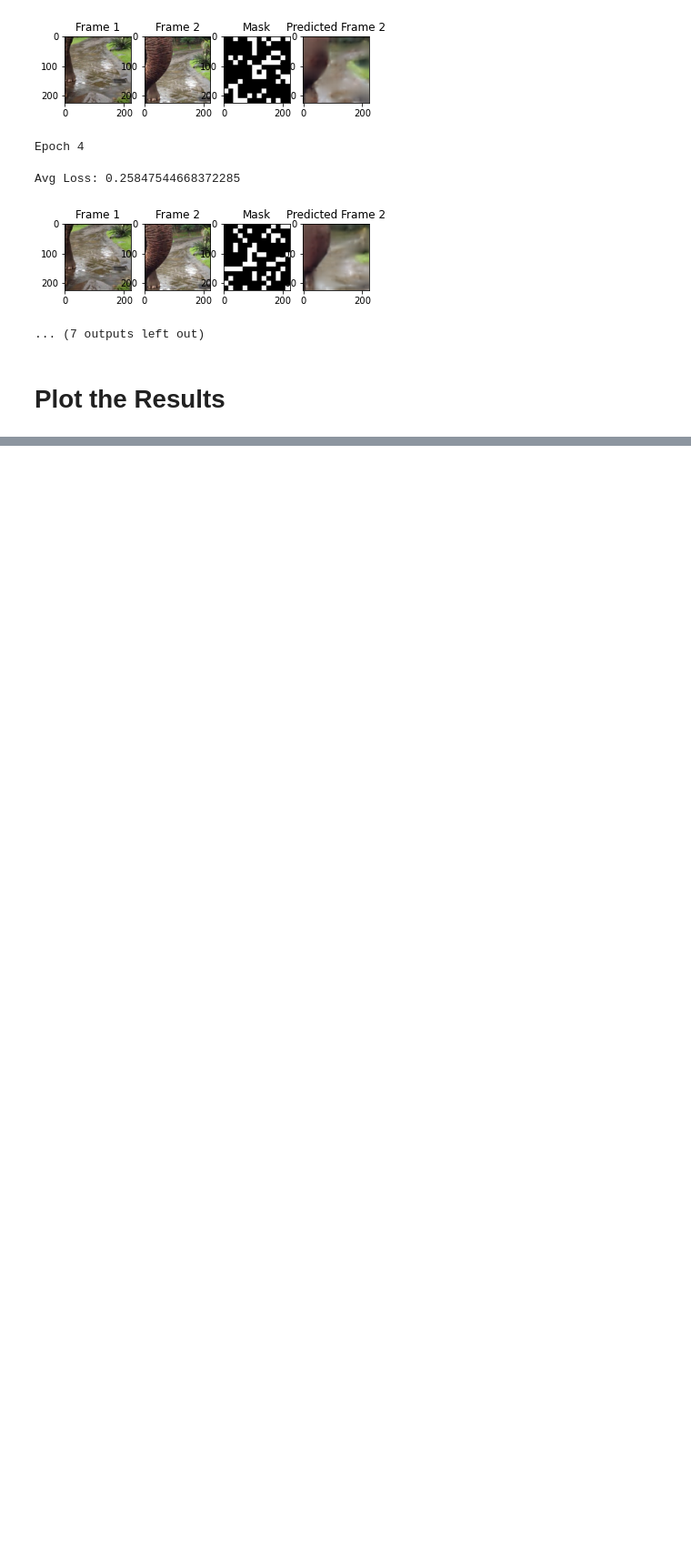
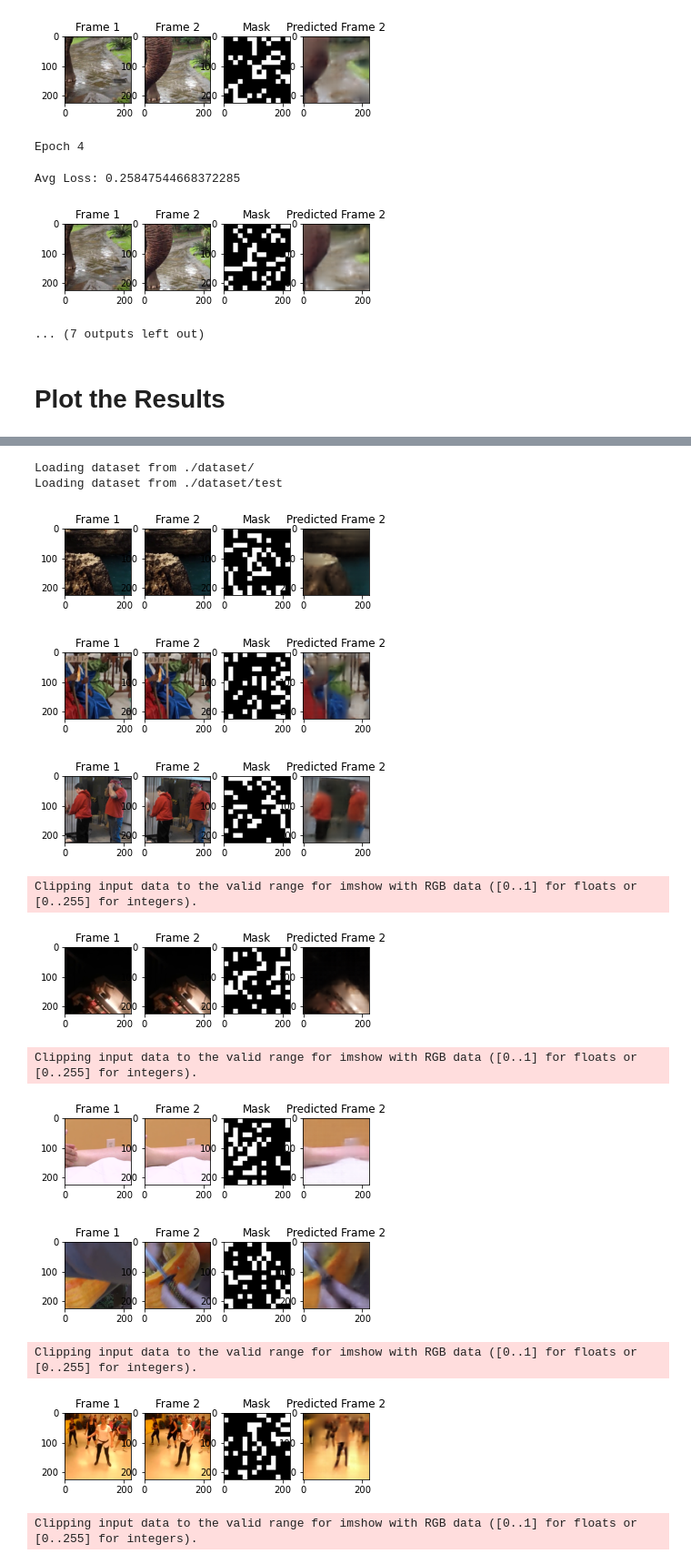
Before and after one commit to eleander/SiamMAE, a Jupyter notebook: SiamMAE.ipynb, the cells around one changed output, grey strips where cells are left out. Shown at 91% size. Drawn from its saved outputs; the diff is of its cells as text; code cells hidden in the pictures; blank space fills up the shorter version.

Commit message:
plotted using test samples
Co-authored-by: Ferran Sanchez Llado <ferranSanchezLlado@users.noreply.github.com>

```diff
--- a/SiamMAE.ipynb
+++ b/SiamMAE.ipynb
@@ -239,0 +242,25 @@ plot_results_from_checkpoint("5k_50_2023-11-27_12:55:32/10.pt", data_loader, dev
+# %%
+data_test = get_kinetics_dataset("./dataset/test")
+BATCH_SIZE = 8
+data_loader_test = torch.utils.data.DataLoader(
+    data_test,
+    batch_size=BATCH_SIZE,
+)
+
+del data_test
+
+plot_results_from_checkpoint("pretrained_large_2023-11-29_15:53:42/6.pt", data_loader_test, device)
+# %% [output]
+Loading dataset from ./dataset/
+Loading dataset from ./dataset/test
+[figure, added]
+[figure, added]
+[figure, added]
+Clipping input data to the valid range for imshow with RGB data ([0..1] for floats or [0..255] for integers).
+[figure, added]
+Clipping input data to the valid range for imshow with RGB data ([0..1] for floats or [0..255] for integers).
+[figure, added]
+[figure, added]
+Clipping input data to the valid range for imshow with RGB data ([0..1] for floats or [0..255] for integers).
+[figure, added]
+Clipping input data to the valid range for imshow with RGB data ([0..1] for floats or [0..255] for integers).
```
Also changed, not shown: parts of 2 cells of this notebook, 4 other files.
